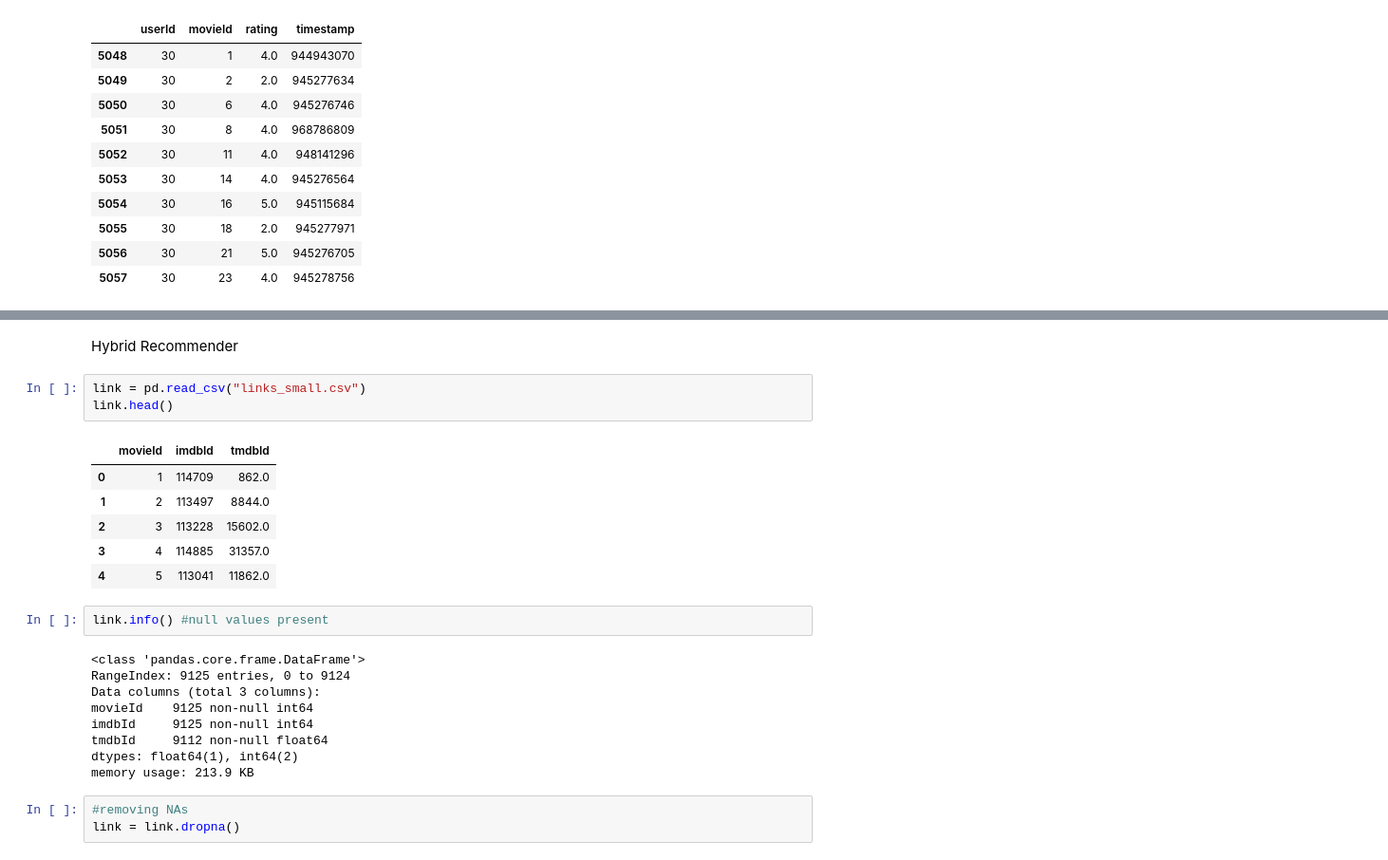
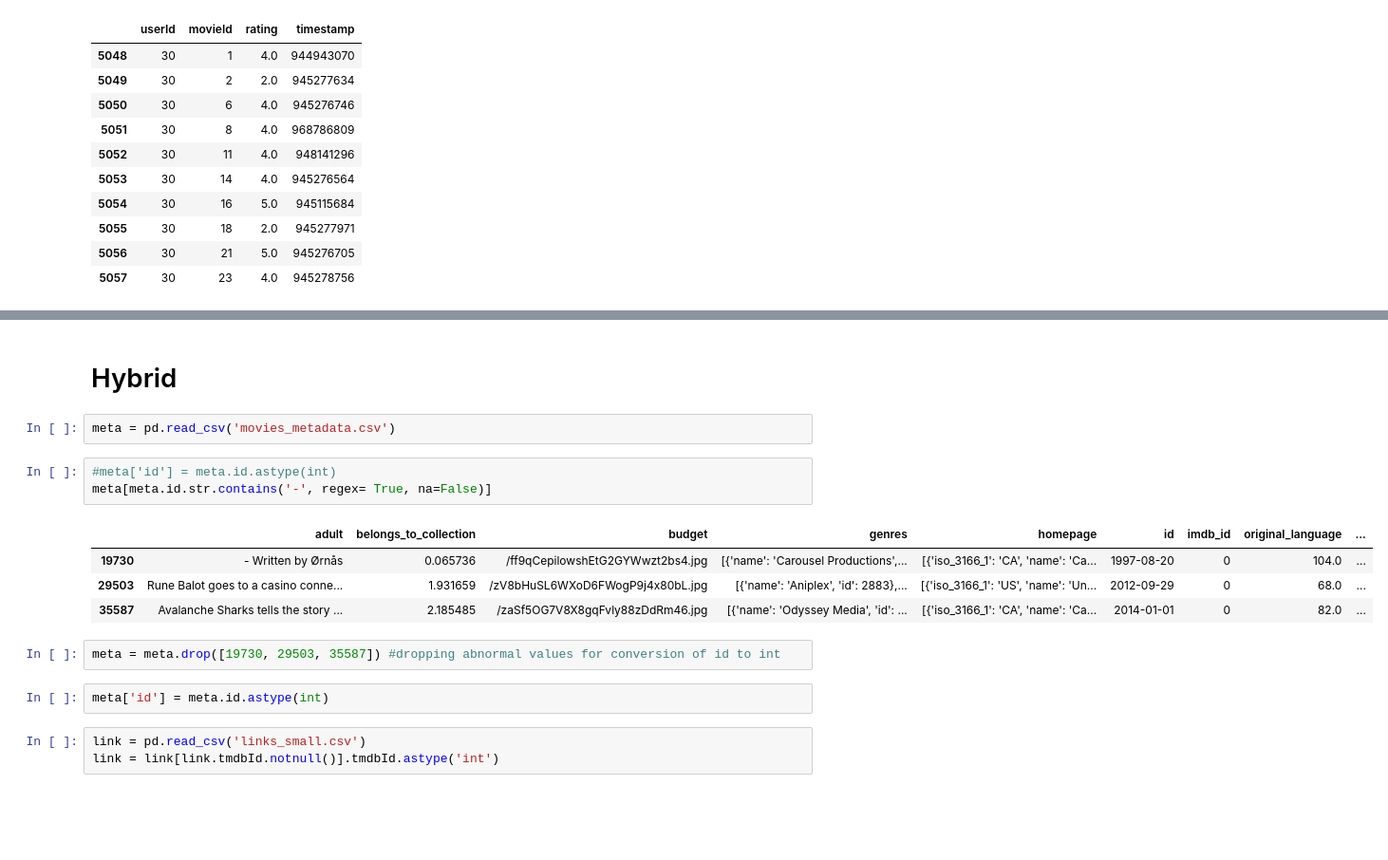
Before and after one commit to hst22/Movie-Recommender-Systems, a Jupyter notebook: Recommender System.ipynb, the cells around one changed output, grey strips where cells are left out. Shown: that part at 95% size. Cells and saved outputs as stored; diff of their text form; blank space fills up the shorter version.

```diff
--- a/Recommender System.ipynb
+++ b/Recommender System.ipynb
@@ -517,26 +517,19 @@ Prediction(uid=30, iid=23, r_ui=None, est=3.365712732968289, details={'was_impos
-# %% [markdown]
-Hybrid Recommender
+# %% [markdown]
+# Hybrid
+# %%
+meta = pd.read_csv('movies_metadata.csv')
+# %%
+#meta['id'] = meta.id.astype(int)
+meta[meta.id.str.contains('-', regex= True, na=False)]
+# %% [output]
+|  | adult | belongs_to_collection | budget | genres | homepage | id | imdb_id | original_language | ... |
+| 19730 | - Written by Ørnås | 0.065736 | /ff9qCepilowshEtG2GYWwzt2bs4.jpg | [{'name': 'Carousel Productions',... | [{'iso_3166_1': 'CA', 'name': 'Ca... | 1997-08-20 | 0 | 104.0 | ... |
+| 29503 | Rune Balot goes to a casino conne... | 1.931659 | /zV8bHuSL6WXoD6FWogP9j4x80bL.jpg | [{'name': 'Aniplex', 'id': 2883},... | [{'iso_3166_1': 'US', 'name': 'Un... | 2012-09-29 | 0 | 68.0 | ... |
+| 35587 | Avalanche Sharks tells the story ... | 2.185485 | /zaSf5OG7V8X8gqFvly88zDdRm46.jpg | [{'name': 'Odyssey Media', 'id': ... | [{'iso_3166_1': 'CA', 'name': 'Ca... | 2014-01-01 | 0 | 82.0 | ... |
+# %%
+meta = meta.drop([19730, 29503, 35587]) #dropping abnormal values for conversion of id to int
+# %%
+meta['id'] = meta.id.astype(int)
 # %%
-link = pd.read_csv("links_small.csv")
-link.head()
+link = pd.read_csv('links_small.csv')
+link = link[link.tmdbId.notnull()].tmdbId.astype('int')
-# %% [output]
-|  | movieId | imdbId | tmdbId |
-| 0 | 1 | 114709 | 862.0 |
-| 1 | 2 | 113497 | 8844.0 |
-| 2 | 3 | 113228 | 15602.0 |
-| 3 | 4 | 114885 | 31357.0 |
-| 4 | 5 | 113041 | 11862.0 |
-# %%
-link.info() #null values present
-# %% [output]
-<class 'pandas.core.frame.DataFrame'>
-RangeIndex: 9125 entries, 0 to 9124
-Data columns (total 3 columns):
-movieId    9125 non-null int64
-imdbId     9125 non-null int64
-tmdbId     9112 non-null float64
-dtypes: float64(1), int64(2)
-memory usage: 213.9 KB
-# %%
-#removing NAs
-link = link.dropna()
```
Also changed, not shown: parts of 17 cells of this notebook.
